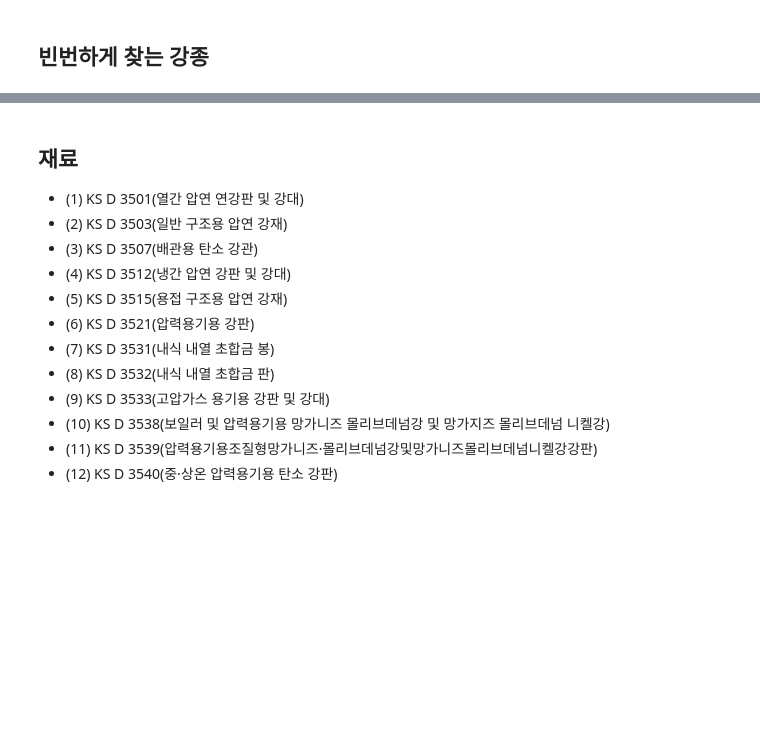
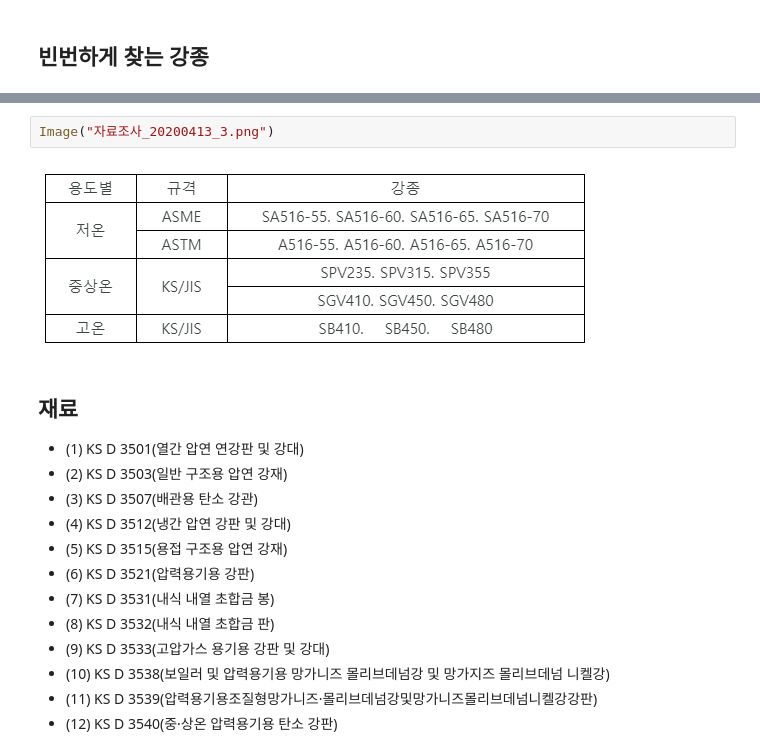
Before and after one commit to mechamuk/Graduate_work-Research, a Jupyter notebook: 20200420/research_20200420.ipynb, the cells around one changed output, grey strips where cells are left out. Drawn from its saved outputs; the diff is of its cells as text; blank space fills up the shorter version.

```diff
--- a/20200420/research_20200420.ipynb
+++ b/20200420/research_20200420.ipynb
@@ -55,3 +53,7 @@ Image("research_20200413_4.png")
+# %%
+Image("자료조사_20200413_3.png")
+# %% [output]
+[figure, added]
 # %% [markdown]
 ## 재료
 * (1) KS D 3501(열간 압연 연강판 및 강대)
```
Also changed, not shown: parts of 20 cells of this notebook.
